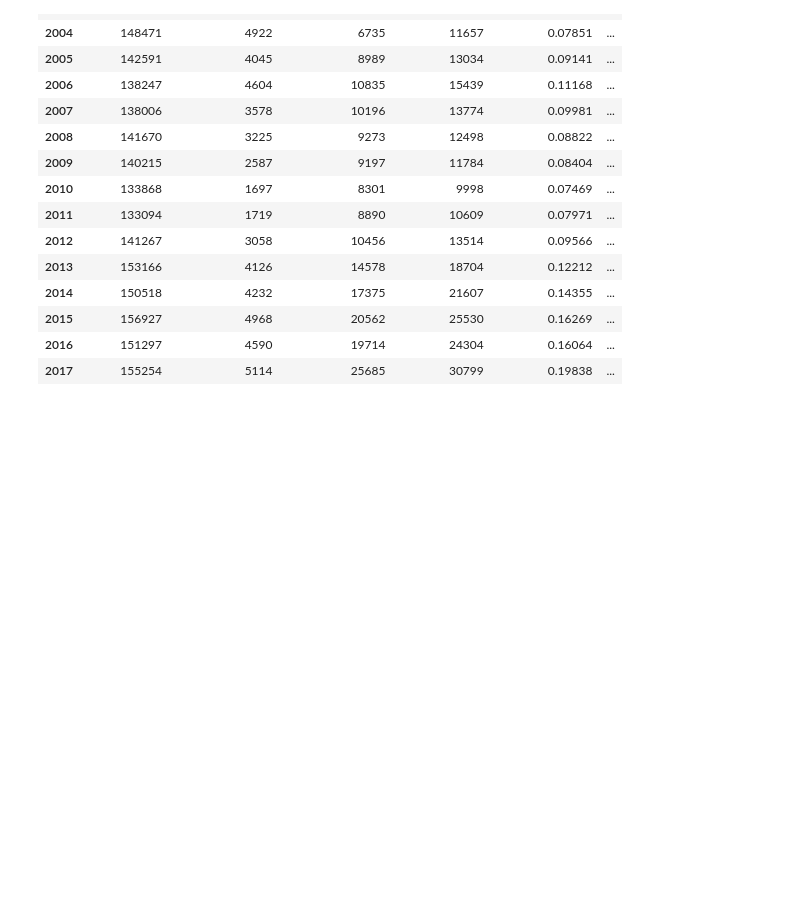
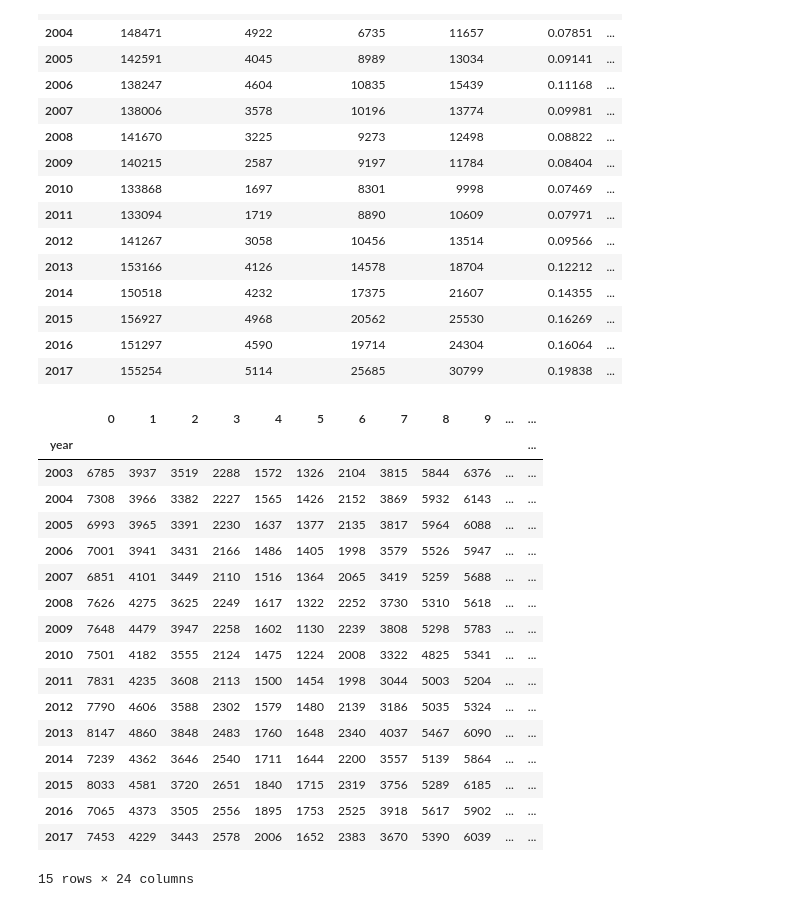
Before and after one commit to mkpetterson/sfcrime, a Jupyter notebook: crime_analysis.ipynb, the cells around one changed output. Drawn from its saved outputs; the diff is of its cells as text; code cells hidden in the pictures; blank space fills up the shorter version.

Commit message:
added crimetime to analysis

```diff
--- a/crime_analysis.ipynb
+++ b/crime_analysis.ipynb
@@ -92,0 +439,23 @@ mission_crime_by_year = [
+# %%
+cols = list(range(0,24))
+cols.insert(0, 'year')
+crimetime_pd = pd.DataFrame(data=crime_by_timeofday, columns=cols)
+# %% [output]
+|  | 0 | 1 | 2 | 3 | 4 | 5 | 6 | 7 | 8 | 9 | ... | ... |
+| year |  |  |  |  |  |  |  |  |  |  |  | ... |
+| 2003 | 6785 | 3937 | 3519 | 2288 | 1572 | 1326 | 2104 | 3815 | 5844 | 6376 | ... | ... |
+| 2004 | 7308 | 3966 | 3382 | 2227 | 1565 | 1426 | 2152 | 3869 | 5932 | 6143 | ... | ... |
+| 2005 | 6993 | 3965 | 3391 | 2230 | 1637 | 1377 | 2135 | 3817 | 5964 | 6088 | ... | ... |
+| 2006 | 7001 | 3941 | 3431 | 2166 | 1486 | 1405 | 1998 | 3579 | 5526 | 5947 | ... | ... |
+| 2007 | 6851 | 4101 | 3449 | 2110 | 1516 | 1364 | 2065 | 3419 | 5259 | 5688 | ... | ... |
+| 2008 | 7626 | 4275 | 3625 | 2249 | 1617 | 1322 | 2252 | 3730 | 5310 | 5618 | ... | ... |
+| 2009 | 7648 | 4479 | 3947 | 2258 | 1602 | 1130 | 2239 | 3808 | 5298 | 5783 | ... | ... |
+| 2010 | 7501 | 4182 | 3555 | 2124 | 1475 | 1224 | 2008 | 3322 | 4825 | 5341 | ... | ... |
+| 2011 | 7831 | 4235 | 3608 | 2113 | 1500 | 1454 | 1998 | 3044 | 5003 | 5204 | ... | ... |
+| 2012 | 7790 | 4606 | 3588 | 2302 | 1579 | 1480 | 2139 | 3186 | 5035 | 5324 | ... | ... |
+| 2013 | 8147 | 4860 | 3848 | 2483 | 1760 | 1648 | 2340 | 4037 | 5467 | 6090 | ... | ... |
+| 2014 | 7239 | 4362 | 3646 | 2540 | 1711 | 1644 | 2200 | 3557 | 5139 | 5864 | ... | ... |
+| 2015 | 8033 | 4581 | 3720 | 2651 | 1840 | 1715 | 2319 | 3756 | 5289 | 6185 | ... | ... |
+| 2016 | 7065 | 4373 | 3505 | 2556 | 1895 | 1753 | 2525 | 3918 | 5617 | 5902 | ... | ... |
+| 2017 | 7453 | 4229 | 3443 | 2578 | 2006 | 1652 | 2383 | 3670 | 5390 | 6039 | ... | ... |
+15 rows × 24 columns
```
Also changed, not shown: parts of 5 cells of this notebook, 1 other file.
